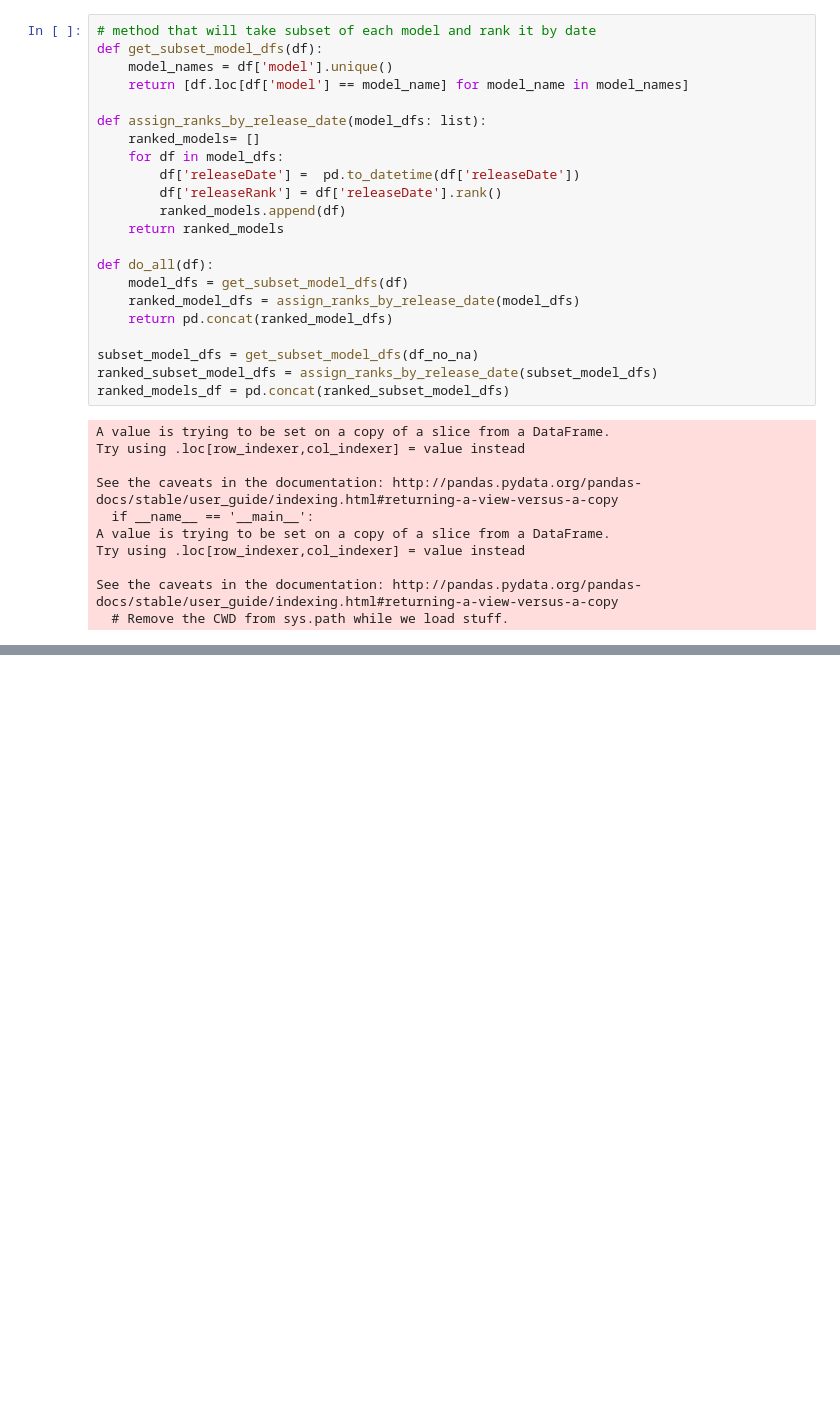
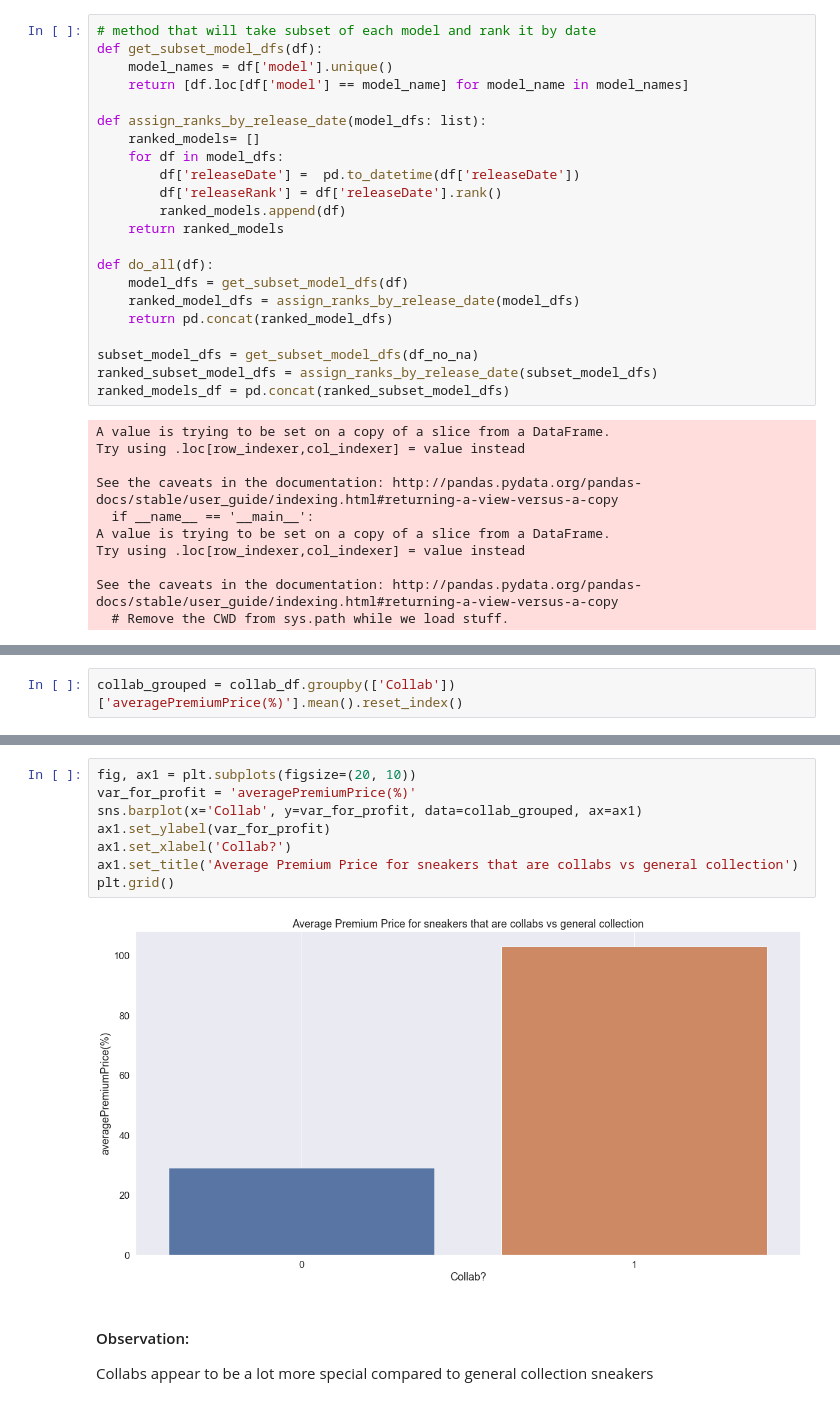
Before and after one commit to jan-zajac/Sneakers, a Jupyter notebook: DataInsight.ipynb, the cells around one changed output, grey strips where cells are left out. Saved outputs shown, nothing was run; the diff lists cells and outputs as text; blank space fills up the shorter version.

```diff
--- a/DataInsight.ipynb
+++ b/DataInsight.ipynb
@@ -693,0 +859,2 @@ ranked_models_df[cols_to_view].head()
+# %%
+collab_grouped = collab_df.groupby(['Collab'])['averagePremiumPrice(%)'].mean().reset_index()
@@ -693,0 +867,13 @@ ranked_models_df[cols_to_view].head()
+# %%
+fig, ax1 = plt.subplots(figsize=(20, 10))
+var_for_profit = 'averagePremiumPrice(%)'
+sns.barplot(x='Collab', y=var_for_profit, data=collab_grouped, ax=ax1)
+ax1.set_ylabel(var_for_profit)
+ax1.set_xlabel('Collab?')
+ax1.set_title('Average Premium Price for sneakers that are collabs vs general collection')
+plt.grid()
+# %% [output]
+[figure, added]
+# %% [markdown]
+#### Observation:
+Collabs appear to be a lot more special compared to general collection sneakers
```
Also changed, not shown: parts of 24 cells of this notebook, 2 other files.
